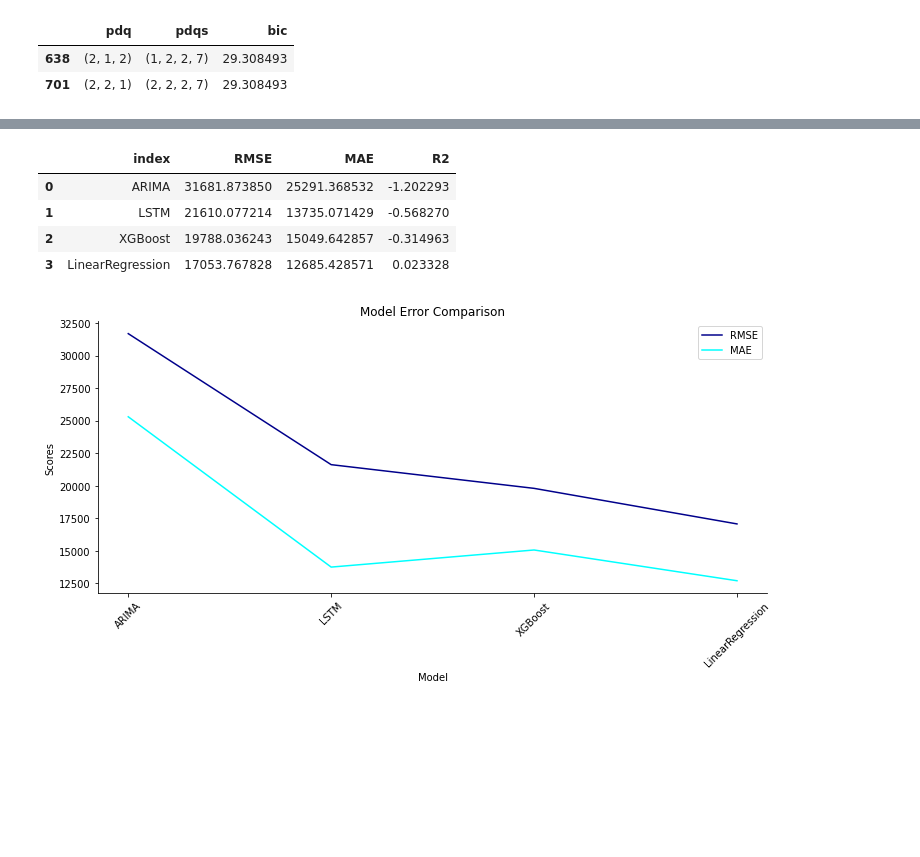
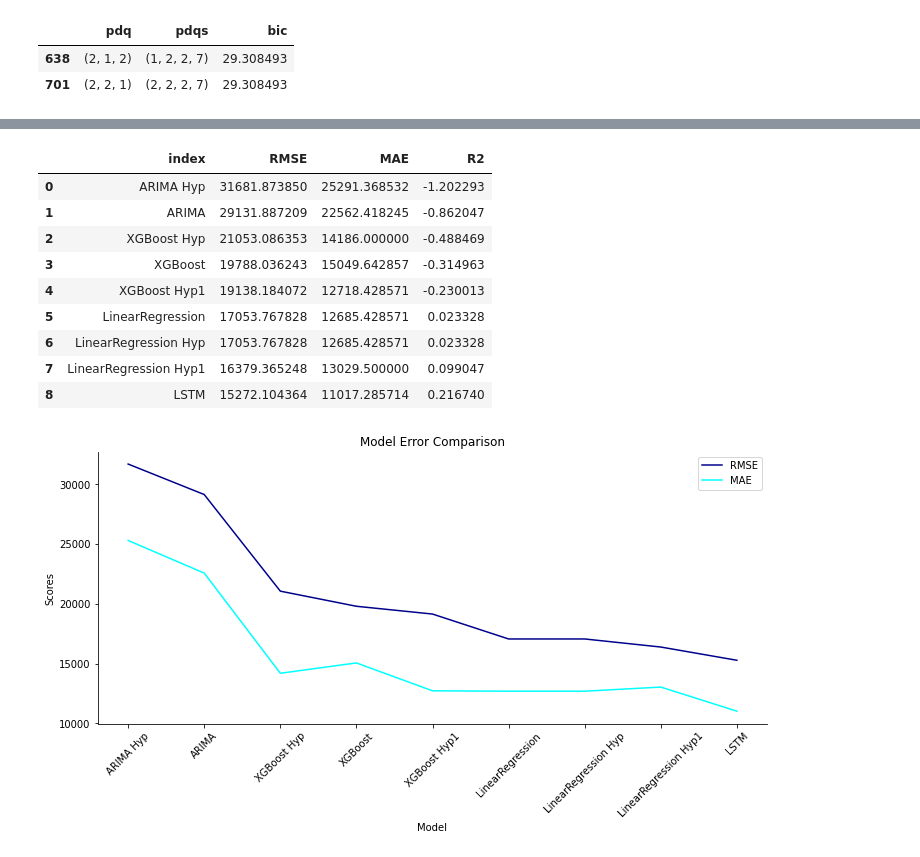
Before and after one commit to badl7/Forecasting_bus, a Jupyter notebook: Forecasting_bus_demand_in_Banana_Republic_municipalities.ipynb, the cells around one changed output, grey strips where cells are left out. Saved outputs shown, nothing was run; the diff lists cells and outputs as text; code cells hidden in the pictures; blank space fills up the shorter version.

```diff
--- a/Forecasting_bus_demand_in_Banana_Republic_municipalities.ipynb
+++ b/Forecasting_bus_demand_in_Banana_Republic_municipalities.ipynb
@@ -946,13 +916,14 @@ sar.plot_diagnostics(figsize=(12, 8));
 # %% [output]
 [figure]
 # %%
-url_arima = "/content/drive/MyDrive/Forecasting_bus_demand/ARIMAmodel_scores.p"
-pickle.dump(model_scores, open( url_arima, "wb" ))
+url_arima = "ARIMAmodel_scores"
+pickle.dump(model_scores, open( f"{BASE_FILE}{url_arima}.p", "wb" ))
 # %%
-def create_results_df(url1,url2):
-    results_dict = pickle.load(open(url1, "rb"))
+def create_results_df(*args):
+    results_dict = {}
+    for url in args:
+        results_dict.update(pickle.load(open(f'{BASE_FILE}{url}.p', "rb")))
 
-    results_dict.update(pickle.load(open(url2, "rb")))
 
     results_df = pd.DataFrame.from_dict(results_dict, orient='index',
                                         columns=['RMSE', 'MAE','R2'])
@@ -960,7 +931,8 @@ def create_results_df(url1,url2):
     results_df = results_df.sort_values(by='RMSE', ascending=False).reset_index()
 
 
-    results_df.to_csv(f'/content/drive/MyDrive/Forecasting_bus_demand/{results_dict.keys()}.csv')
+    results_df.to_csv(f'{BASE_FILE}{results_dict.keys()}.csv')
+
 
     fig, ax = plt.subplots(figsize=(12, 5))
     sns.lineplot(np.arange(len(results_df)), 'RMSE', data=results_df, ax=ax,
@@ -975,7 +947,7 @@ def create_results_df(url1,url2):
            title = "Model Error Comparison")
     sns.despine()
 
-    plt.savefig(f'/content/drive/MyDrive/Forecasting_bus_demand/model_output/compare_models{results_dict.keys()}.png')
+    plt.savefig(f'{BASE_FILE}model_output/compare_models_{{"_".join(args)}}.png')
 
     return results_df
 # %%
@@ -1029,3 +1197,6 @@ Best cross-validation score: 0.13
+# %%
+url_model_final = "model_final_scores"
+pickle.dump(model_scores, open(f"{BASE_FILE}{url_model_final}.p" , "wb" ))
 # %% [markdown]
 **SARIMAX**
 # %%
@@ -1138,5 +1309,5 @@ MAE: 25291.368531757624
 R2 Score: -1.2022933544753522
 [figure]
 # %%
-url_arima_final = "/content/drive/MyDrive/Forecasting_bus_demand/arima_model_final.p"
-pickle.dump(model_scores, open(url_arima_final , "wb" ))
+url_arima_final = "arima_model_final"
+pickle.dump(model_scores, open(f"{BASE_FILE}{url_arima_final}.p" , "wb" ))
@@ -1236,9 +1314,14 @@ pickle.dump(model_scores, open(url_lstm_final , "wb" ))
 # %%
-create_results_df(url_arima_final,url_lstm_final)
+create_results_df(url_arima_final, url_model_final, url_arima, url_reg_model)
 # %% [output]
 |  | index | RMSE | MAE | R2 |
-| 0 | ARIMA | 31681.873850 | 25291.368532 | -1.202293 |
-| 1 | LSTM | 21610.077214 | 13735.071429 | -0.568270 |
-| 2 | XGBoost | 19788.036243 | 15049.642857 | -0.314963 |
-| 3 | LinearRegression | 17053.767828 | 12685.428571 | 0.023328 |
+| 0 | ARIMA Hyp | 31681.873850 | 25291.368532 | -1.202293 |
+| 1 | ARIMA | 29131.887209 | 22562.418245 | -0.862047 |
+| 2 | XGBoost Hyp | 21053.086353 | 14186.000000 | -0.488469 |
+| 3 | XGBoost | 19788.036243 | 15049.642857 | -0.314963 |
+| 4 | XGBoost Hyp1 | 19138.184072 | 12718.428571 | -0.230013 |
+| 5 | LinearRegression | 17053.767828 | 12685.428571 | 0.023328 |
+| 6 | LinearRegression Hyp | 17053.767828 | 12685.428571 | 0.023328 |
+| 7 | LinearRegression Hyp1 | 16379.365248 | 13029.500000 | 0.099047 |
+| 8 | LSTM | 15272.104364 | 11017.285714 | 0.216740 |
-[figure, old version]
+[figure, new version]
```
Also changed, not shown: parts of 44 cells of this notebook.
